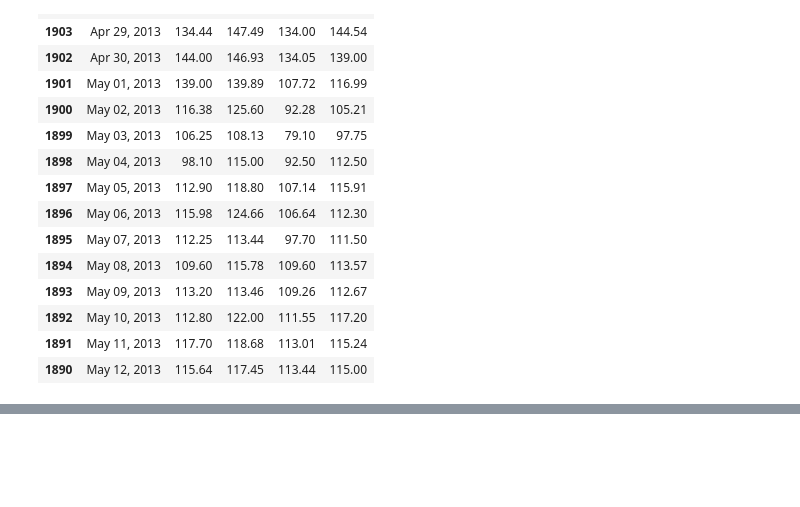
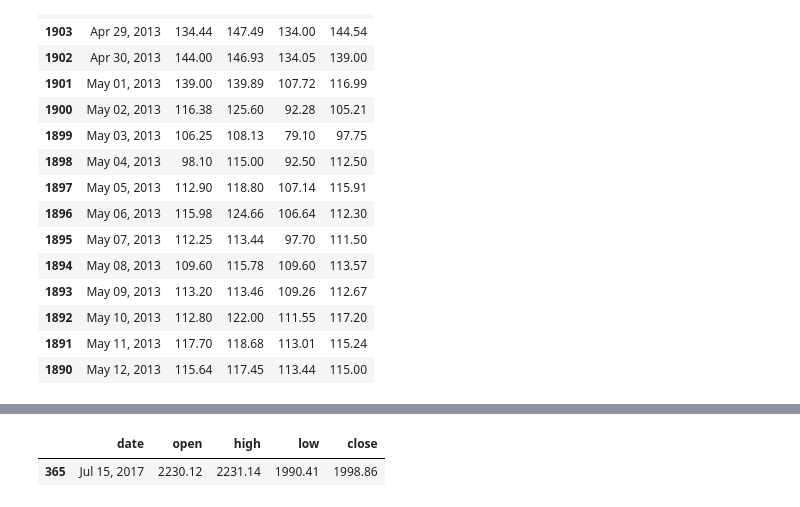
Before and after one commit to bmwant/erlrank, a Jupyter notebook: pitonio/notebooks/explore_bitcoin_data.ipynb, the cells around one changed output, grey strips where cells are left out. Saved outputs shown, nothing was run; the diff lists cells and outputs as text; code cells hidden in the pictures; blank space fills up the shorter version.

```diff
--- a/pitonio/notebooks/explore_bitcoin_data.ipynb
+++ b/pitonio/notebooks/explore_bitcoin_data.ipynb
@@ -166,0 +341,5 @@ count_good_periods(df_asc)
+# %%
+df_asc[df_asc.date=='Jul 15, 2017']
+# %% [output]
+|  | date | open | high | low | close |
+| 365 | Jul 15, 2017 | 2230.12 | 2231.14 | 1990.41 | 1998.86 |
```
Also changed, not shown: parts of 17 cells of this notebook, 3 other files.
